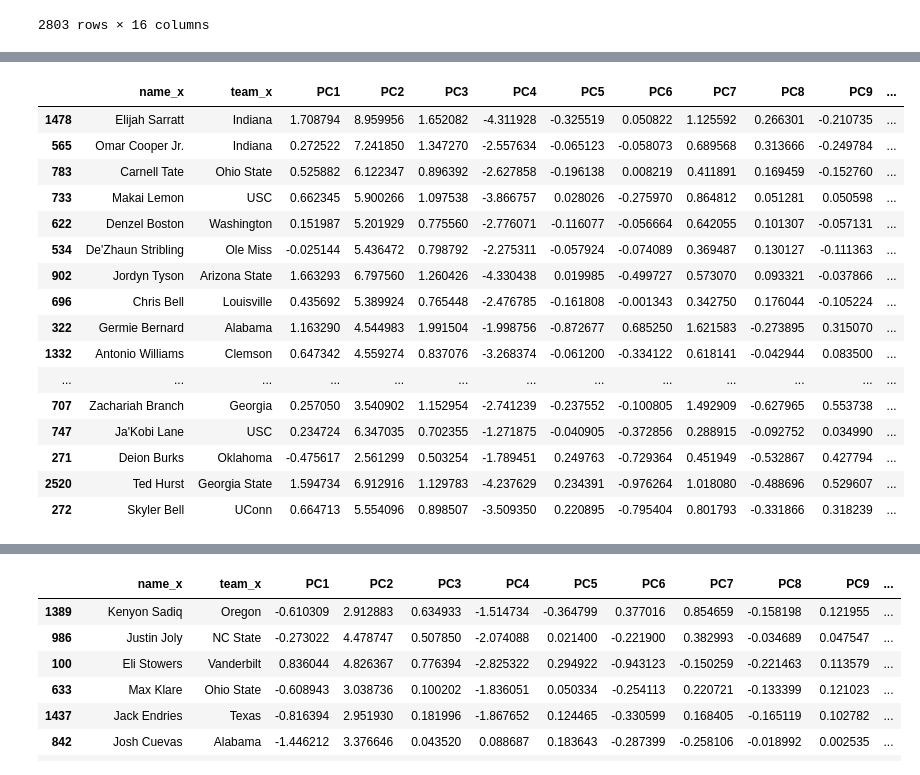
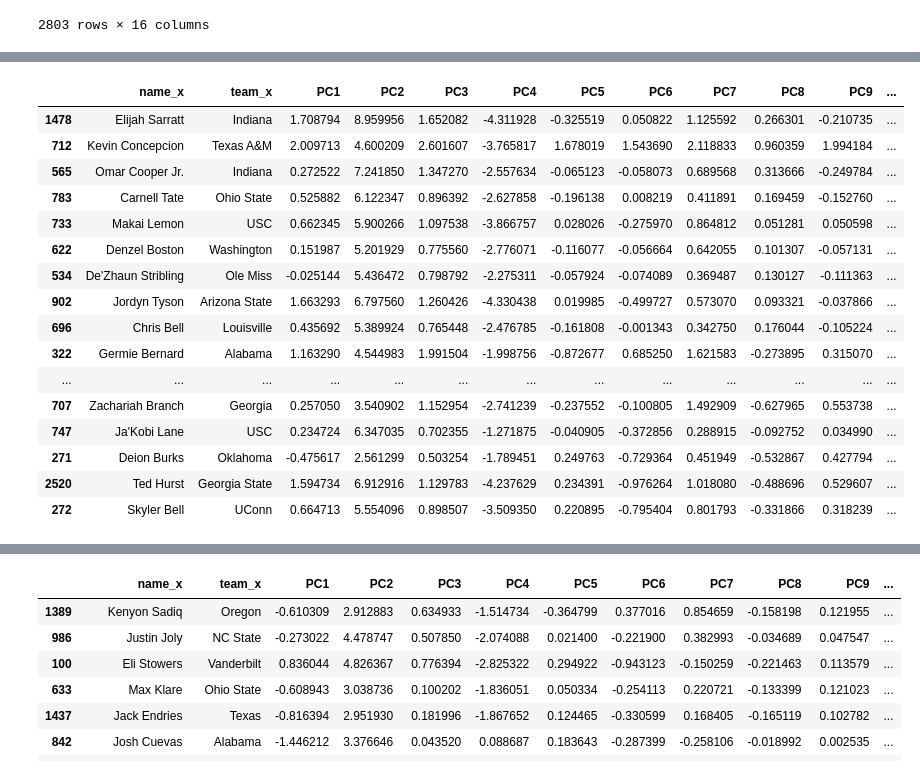
Before and after one commit to SU-IST707-SP26/group-project-big-brains-and-nathan, a Jupyter notebook: work/Initial_Modeling_IST_707_Final_Project.ipynb, the cells around one changed output, grey strips where cells are left out. Cells and saved outputs as stored; diff of their text form; code cells hidden in the pictures.

```diff
--- a/work/Initial_Modeling_IST_707_Final_Project.ipynb
+++ b/work/Initial_Modeling_IST_707_Final_Project.ipynb
@@ -2691,18 +2691,19 @@ display(
 # %%
 display(
     final_preds_2026_df[final_preds_2026_df['name_x'].\
                         isin(
      ["Makai Lemon", "Elijah Sarratt", "Jordyn Tyson",
       "Carnell Tate", "Denzel Boston", "Omar Cooper Jr.",
-      "KC Concepcion", "Zachariah Branch", "Chris Brazzell II",
+      "Kevin Concepcion", "Zachariah Branch", "Chris Brazzell II",
       "Germie Bernard", "Antonio Williams", "Malachi Fields", "Ted Hurst",
       "Skyler Bell", "De'Zhaun Stribling", "Chris Bell", "Deion Burks",
       "Ja'Kobi Lane", "Bryce Lance", "Kevin Coleman Jr."]
                         )]
 )
 # %% [output]
 |  | name_x | team_x | PC1 | PC2 | PC3 | PC4 | PC5 | PC6 | PC7 | PC8 | PC9 | ... |
 | 1478 | Elijah Sarratt | Indiana | 1.708794 | 8.959956 | 1.652082 | -4.311928 | -0.325519 | 0.050822 | 1.125592 | 0.266301 | -0.210735 | ... |
+| 712 | Kevin Concepcion | Texas A&M | 2.009713 | 4.600209 | 2.601607 | -3.765817 | 1.678019 | 1.543690 | 2.118833 | 0.960359 | 1.994184 | ... |
 | 565 | Omar Cooper Jr. | Indiana | 0.272522 | 7.241850 | 1.347270 | -2.557634 | -0.065123 | -0.058073 | 0.689568 | 0.313666 | -0.249784 | ... |
 | 783 | Carnell Tate | Ohio State | 0.525882 | 6.122347 | 0.896392 | -2.627858 | -0.196138 | 0.008219 | 0.411891 | 0.169459 | -0.152760 | ... |
 | 733 | Makai Lemon | USC | 0.662345 | 5.900266 | 1.097538 | -3.866757 | 0.028026 | -0.275970 | 0.864812 | 0.051281 | 0.050598 | ... |
@@ -2711,7 +2712,6 @@ display(
 | 902 | Jordyn Tyson | Arizona State | 1.663293 | 6.797560 | 1.260426 | -4.330438 | 0.019985 | -0.499727 | 0.573070 | 0.093321 | -0.037866 | ... |
 | 696 | Chris Bell | Louisville | 0.435692 | 5.389924 | 0.765448 | -2.476785 | -0.161808 | -0.001343 | 0.342750 | 0.176044 | -0.105224 | ... |
 | 322 | Germie Bernard | Alabama | 1.163290 | 4.544983 | 1.991504 | -1.998756 | -0.872677 | 0.685250 | 1.621583 | -0.273895 | 0.315070 | ... |
-| 1332 | Antonio Williams | Clemson | 0.647342 | 4.559274 | 0.837076 | -3.268374 | -0.061200 | -0.334122 | 0.618141 | -0.042944 | 0.083500 | ... |
 | ... | ... | ... | ... | ... | ... | ... | ... | ... | ... | ... | ... | ... |
 | 707 | Zachariah Branch | Georgia | 0.257050 | 3.540902 | 1.152954 | -2.741239 | -0.237552 | -0.100805 | 1.492909 | -0.627965 | 0.553738 | ... |
 | 747 | Ja'Kobi Lane | USC | 0.234724 | 6.347035 | 0.702355 | -1.271875 | -0.040905 | -0.372856 | 0.288915 | -0.092752 | 0.034990 | ... |
```
